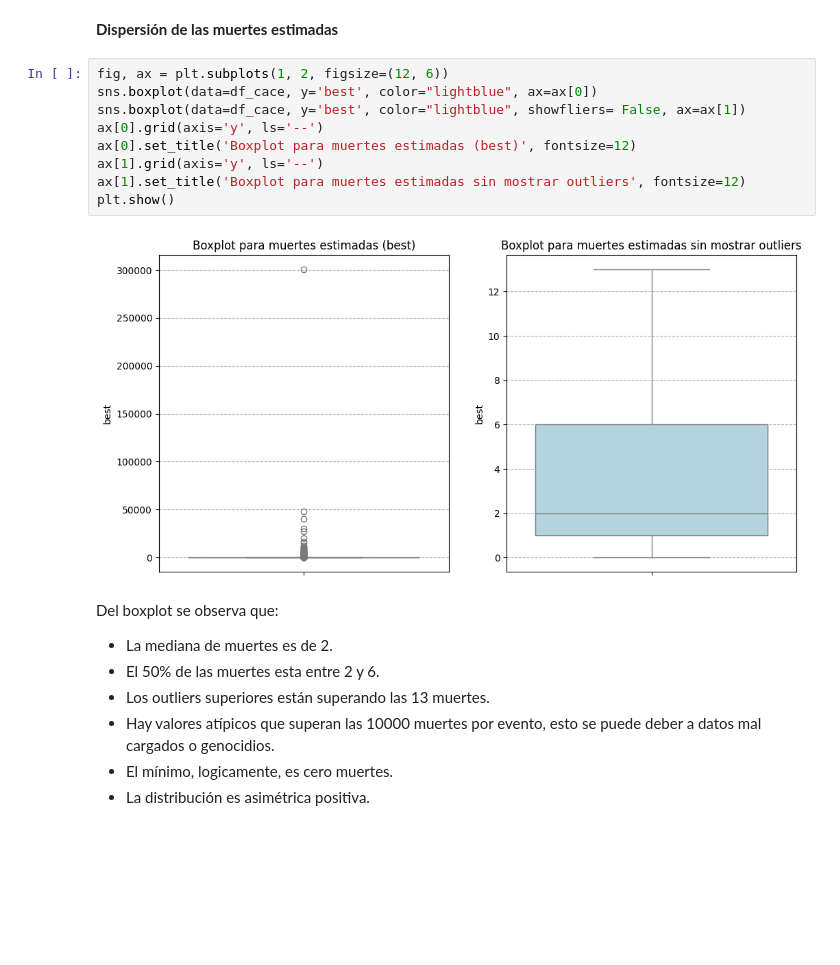
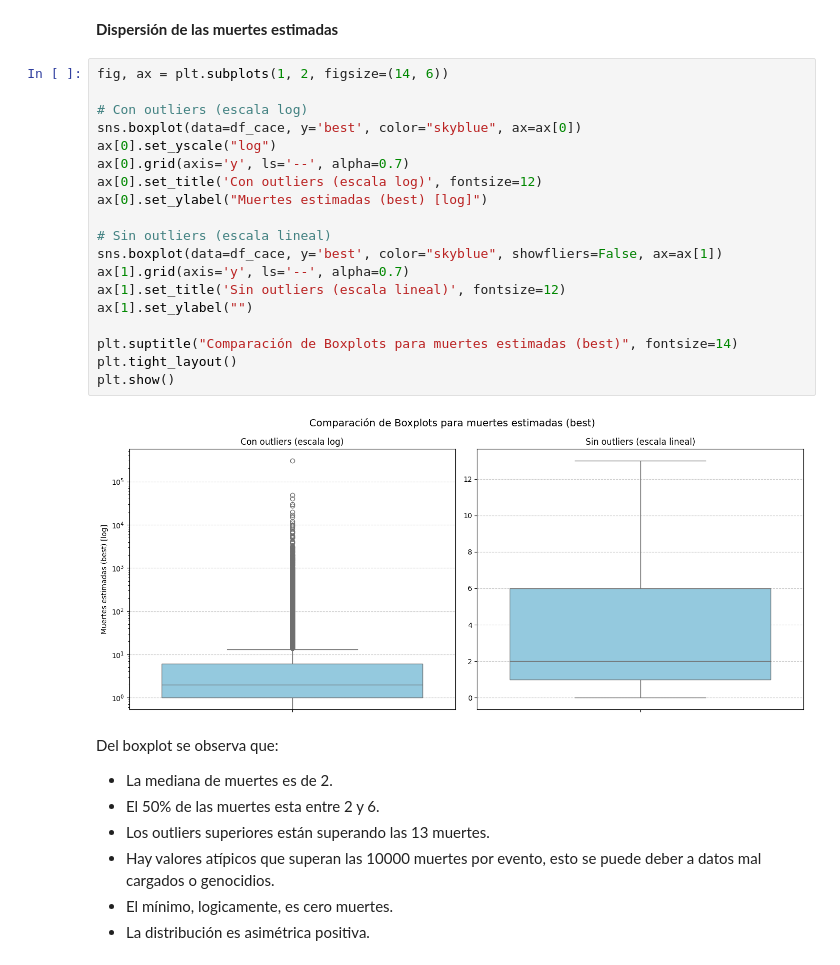
Before and after one commit to SantiagoCasado/CEIA_Analisis_Datos, a Jupyter notebook: add_tp1.ipynb, the cells around one changed output. Cells and saved outputs as stored; diff of their text form; blank space fills up the shorter version.

```diff
--- a/add_tp1.ipynb
+++ b/add_tp1.ipynb
@@ -615,16 +624,26 @@ En la descripción general, se pueden destacar los siguientes puntos:
 # %% [markdown]
 **Dispersión de las muertes estimadas**
 # %%
-fig, ax = plt.subplots(1, 2, figsize=(12, 6))
-sns.boxplot(data=df_cace, y='best', color="lightblue", ax=ax[0])
-sns.boxplot(data=df_cace, y='best', color="lightblue", showfliers= False, ax=ax[1])
-ax[0].grid(axis='y', ls='--')
-ax[0].set_title('Boxplot para muertes estimadas (best)', fontsize=12)
-ax[1].grid(axis='y', ls='--')
-ax[1].set_title('Boxplot para muertes estimadas sin mostrar outliers', fontsize=12)
+fig, ax = plt.subplots(1, 2, figsize=(14, 6))
+
+# Con outliers (escala log)
+sns.boxplot(data=df_cace, y='best', color="skyblue", ax=ax[0])
+ax[0].set_yscale("log")
+ax[0].grid(axis='y', ls='--', alpha=0.7)
+ax[0].set_title('Con outliers (escala log)', fontsize=12)
+ax[0].set_ylabel("Muertes estimadas (best) [log]")
+
+# Sin outliers (escala lineal)
+sns.boxplot(data=df_cace, y='best', color="skyblue", showfliers=False, ax=ax[1])
+ax[1].grid(axis='y', ls='--', alpha=0.7)
+ax[1].set_title('Sin outliers (escala lineal)', fontsize=12)
+ax[1].set_ylabel("")
+
+plt.suptitle("Comparación de Boxplots para muertes estimadas (best)", fontsize=14)
+plt.tight_layout()
 plt.show()
 # %% [output]
-[figure, old version]
+[figure, new version]
 # %% [markdown]
 Del boxplot se observa que:
 - La mediana de muertes es de 2.
```
Also changed, not shown: parts of 14 cells of this notebook, 3 other files.
